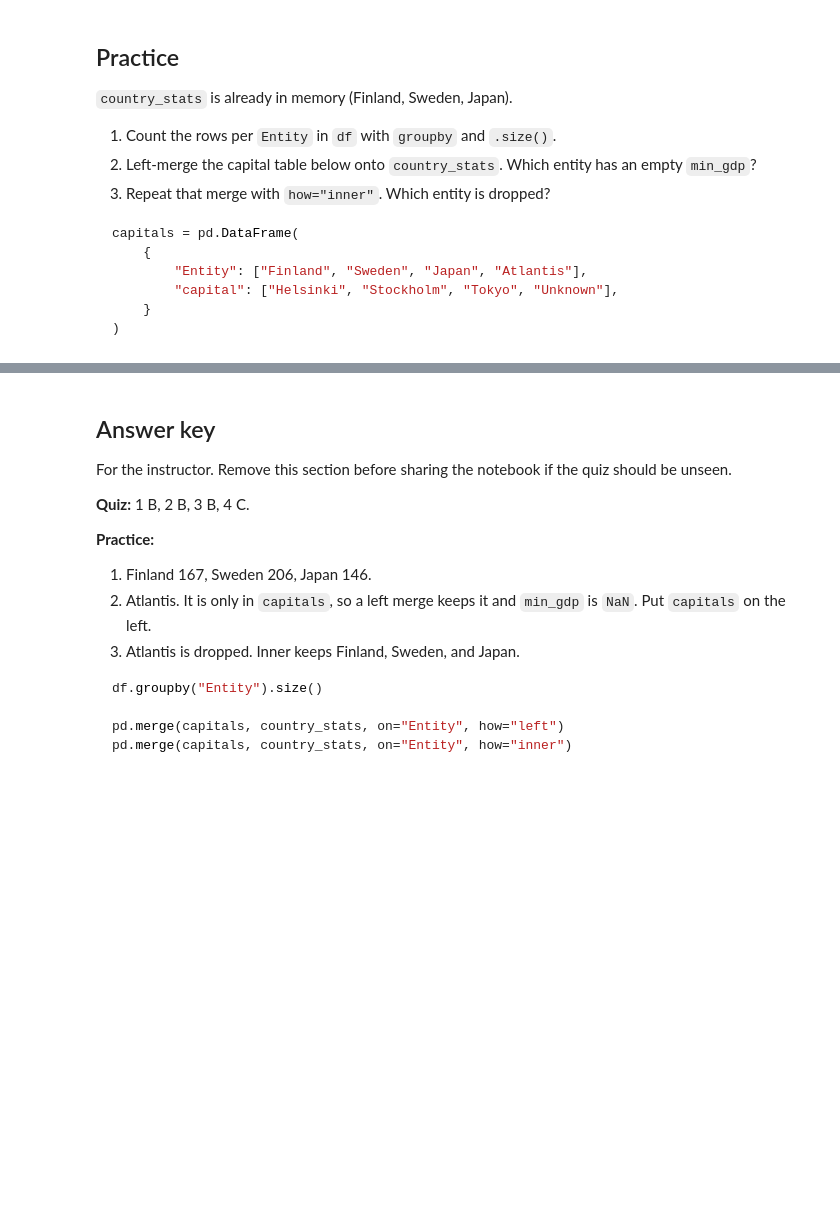
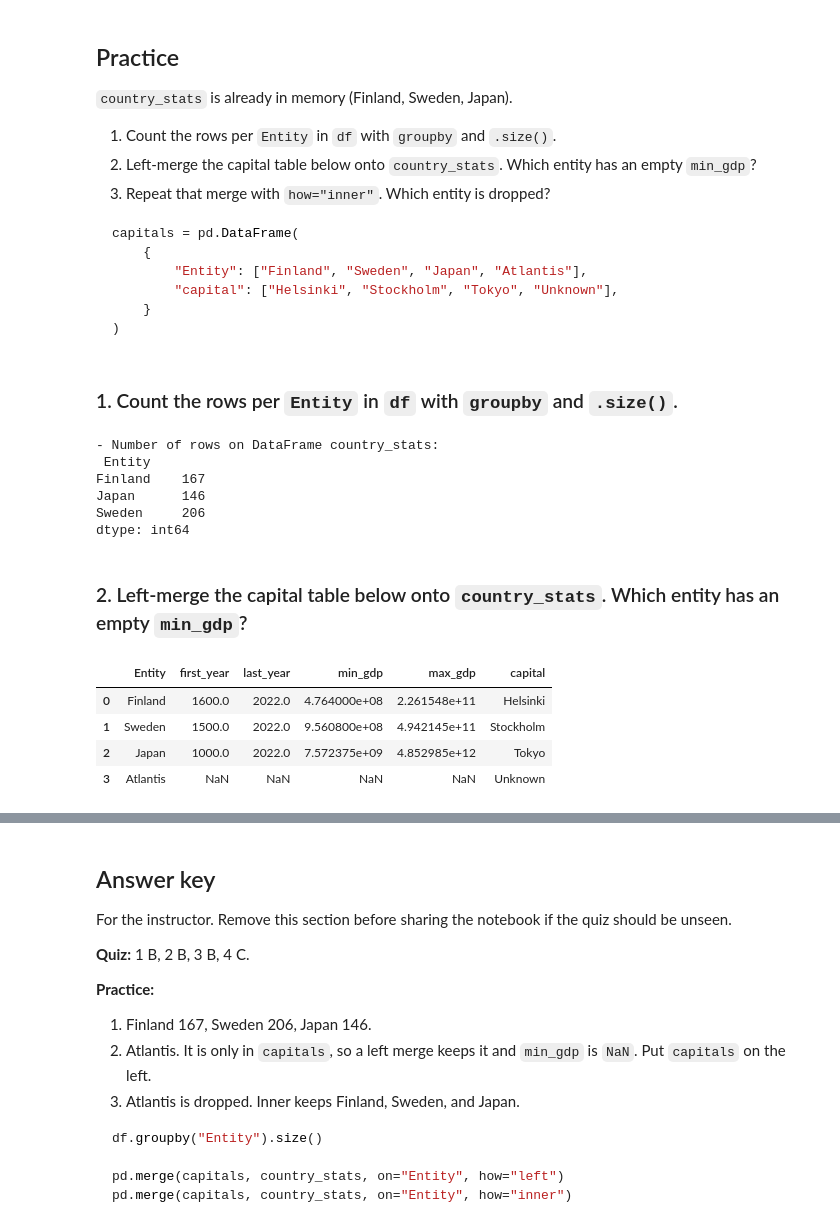
Before and after one commit to buicaothe/PYTHON, a Jupyter notebook: DATA ENGINEERING/Week 05/quizz-recap-groupby-merge.ipynb, the cells around one changed output, grey strips where cells are left out. Cells and saved outputs as stored; diff of their text form; code cells hidden in the pictures; blank space fills up the shorter version.

````diff
--- a/DATA ENGINEERING/Week 05/quizz-recap-groupby-merge.ipynb
+++ b/DATA ENGINEERING/Week 05/quizz-recap-groupby-merge.ipynb
@@ -182,7 +322,38 @@ capitals = pd.DataFrame(
     }
 )
 ```
+# %% [markdown]
+### 1. Count the rows per `Entity` in `df` with `groupby` and `.size()`.
 # %%
-# Practice 1
+df
+rows = df.groupby('Entity').size() # group by "Entity" and count the number of rows for each Entity
+print('- Number of rows on DataFrame country_stats:\n',rows)
+# %% [output]
+- Number of rows on DataFrame country_stats:
+ Entity
+Finland    167
+Japan      146
+Sweden     206
+dtype: int64
+# %% [markdown]
+### 2. Left-merge the capital table below onto `country_stats`. Which entity has an empty `min_gdp`?
 # %%
-# Practice 2
+country_stats
+capitals = pd.DataFrame(
+    {
+        "Entity": ["Finland", "Sweden", "Japan", "Atlantis"],
+        "capital": ["Helsinki", "Stockholm", "Tokyo", "Unknown"],
+    }
+)
+capitals
+
+final_merge = pd.merge(country_stats, capitals, on="Entity",how='right')
+final_merge
+# Entity with empty min_gdp: 'Atlantis'. Atlantis is added to the new DataFrame because all entity Keys from the 'right' will be added.
+# Meanwhile, there is no values for Atlantis in 4 columns ("first_year", "last_year", "min_gdp", "max_gdp").
+# %% [output]
+|  | Entity | first_year | last_year | min_gdp | max_gdp | capital |
+| 0 | Finland | 1600.0 | 2022.0 | 4.764000e+08 | 2.261548e+11 | Helsinki |
+| 1 | Sweden | 1500.0 | 2022.0 | 9.560800e+08 | 4.942145e+11 | Stockholm |
+| 2 | Japan | 1000.0 | 2022.0 | 7.572375e+09 | 4.852985e+12 | Tokyo |
+| 3 | Atlantis | NaN | NaN | NaN | NaN | Unknown |
````
Also changed, not shown: parts of 19 cells of this notebook, 1 other file.
